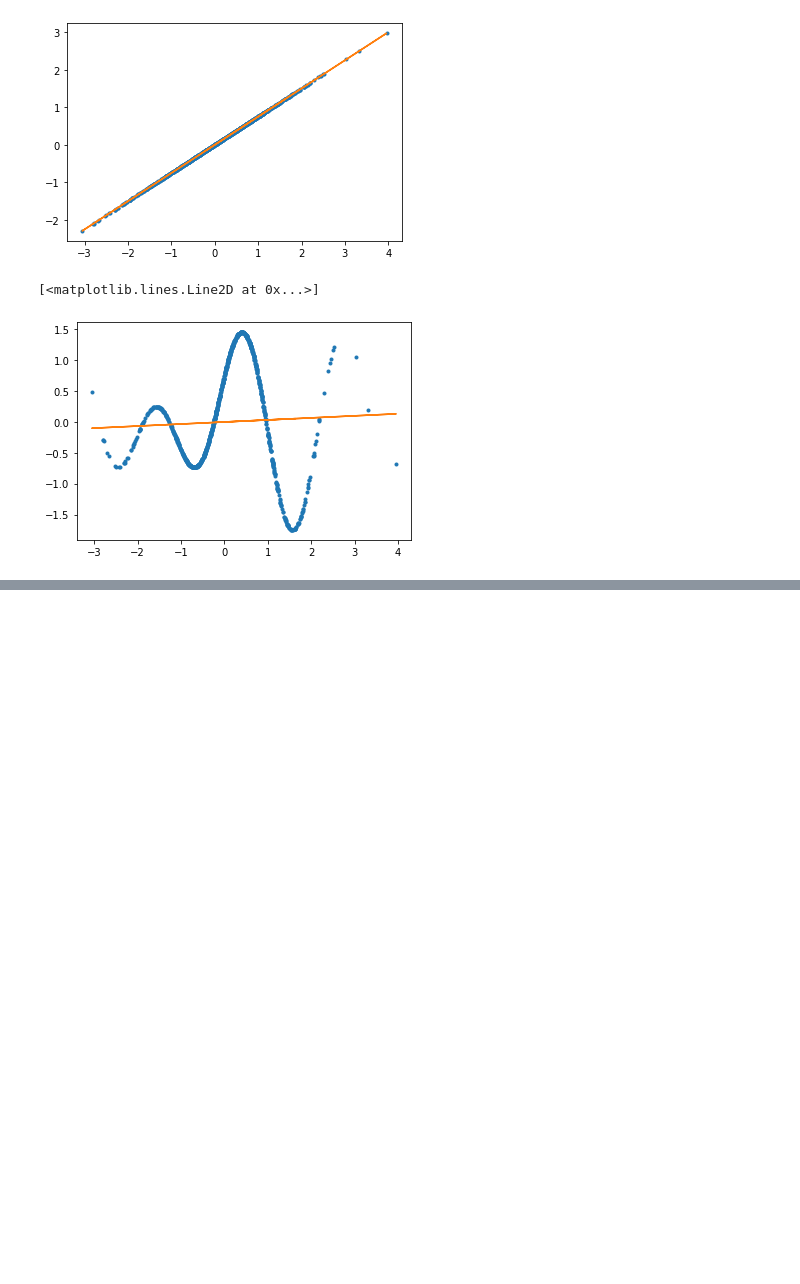
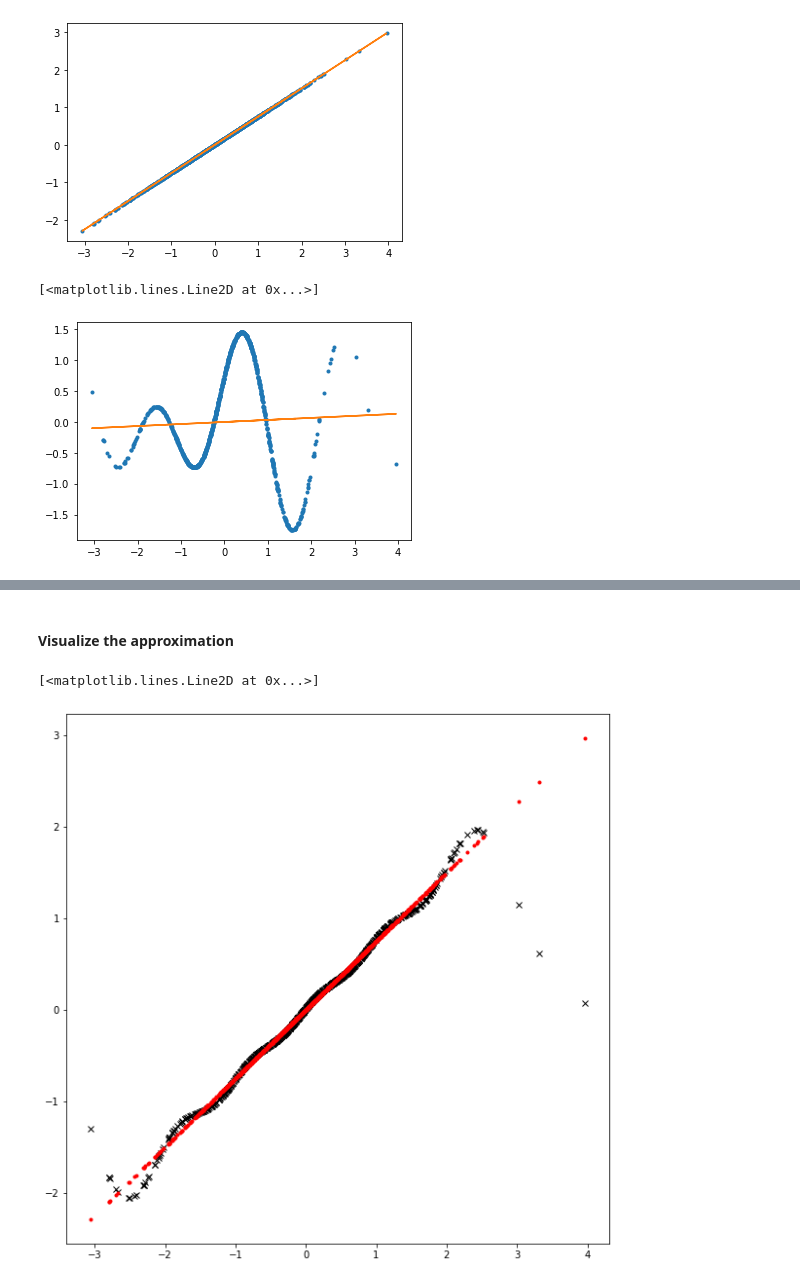
Before and after one commit to gjke/CrowdModelingExercise5, a Jupyter notebook: Task1.ipynb, the cells around one changed output, grey strips where cells are left out. Drawn from its saved outputs; the diff is of its cells as text; code cells hidden in the pictures; blank space fills up the shorter version.

```diff
--- a/Task1.ipynb
+++ b/Task1.ipynb
@@ -106,0 +89,14 @@ plt.plot(nlf_x, nlf_y, '.r')
+# %%
+rbf = RBF(lf_x,lf_y,10,1,0.01,vector_field = False)
+predicted = rbf.rbf(lf_x.reshape(-1, 1))
+
+phi = rbf.theta #While implementing rbf I thought that greek symbol was theta, but it is called phi -MG
+# %% [markdown]
+#### Visualize the approximation
+# %%
+fig = plt.figure(figsize=(10,10))
+plt.plot(lf_x, predicted, 'xk')
+plt.plot(lf_x, lf_y, '.r')
+# %% [output]
+[<matplotlib.lines.Line2D at 0x...>]
+[figure, added]
```
Also changed, not shown: parts of 18 cells of this notebook, 1 other file.
